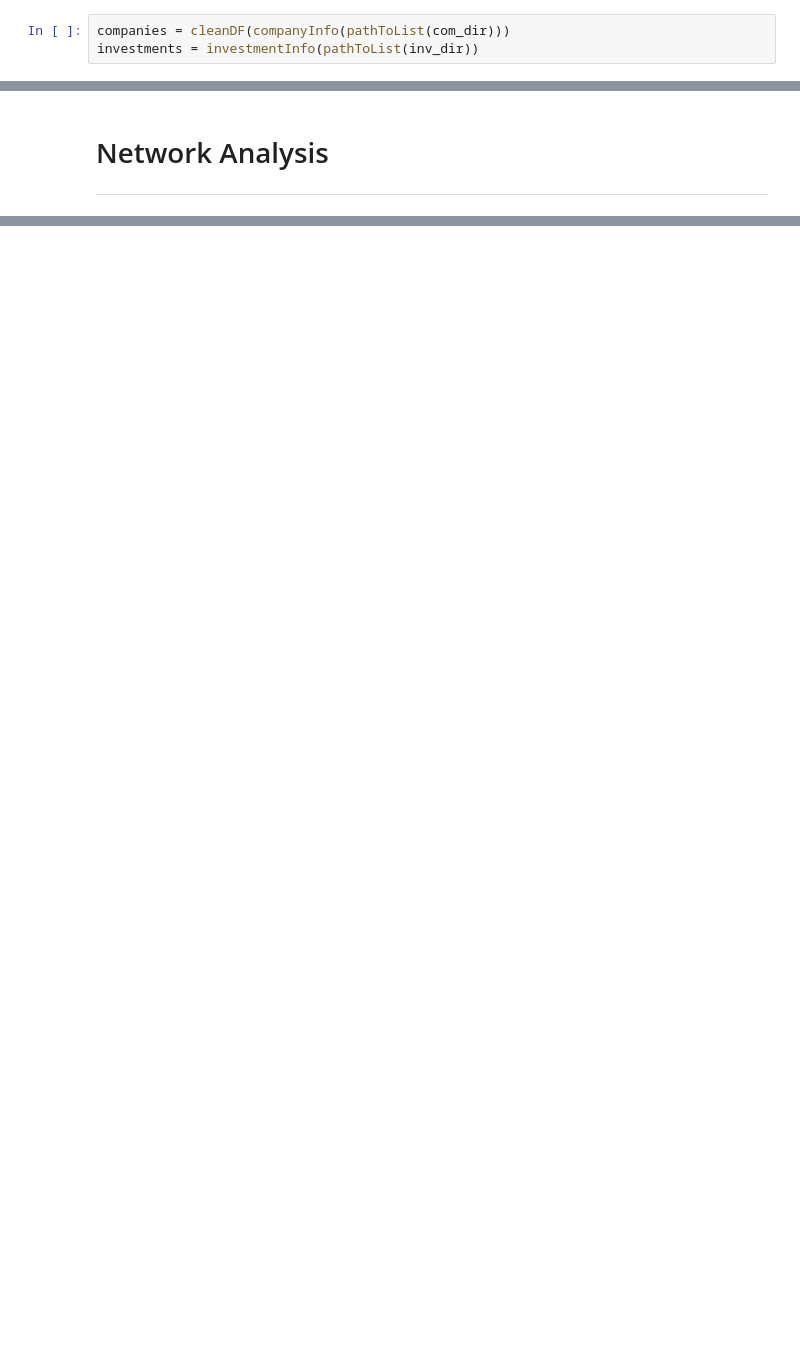
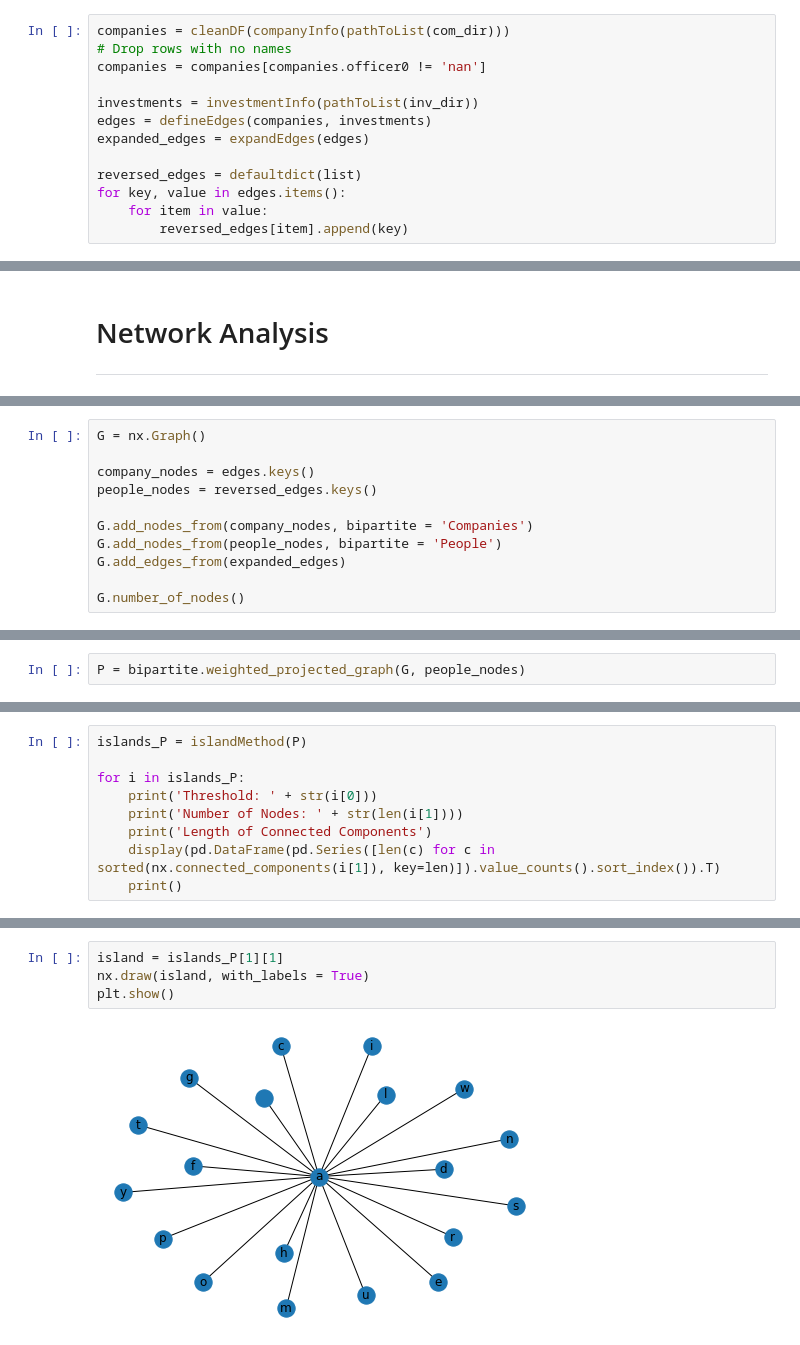
Before and after one commit to SamReeves/MyanmarNetworkAnalysis, a Jupyter notebook: projectA.ipynb, the cells around one changed output, grey strips where cells are left out. Cells and saved outputs as stored; diff of their text form; blank space fills up the shorter version.

```diff
--- a/projectA.ipynb
+++ b/projectA.ipynb
@@ -156,4 +190,14 @@ def defineEdges(companies, investments):
 ***
 # %%
 companies = cleanDF(companyInfo(pathToList(com_dir)))
+# Drop rows with no names
+companies = companies[companies.officer0 != 'nan']
+
 investments = investmentInfo(pathToList(inv_dir))
+edges = defineEdges(companies, investments)
+expanded_edges = expandEdges(edges)
+
+reversed_edges = defaultdict(list)
+for key, value in edges.items():
+    for item in value:
+        reversed_edges[item].append(key)
@@ -169,0 +207,11 @@ AttributeError: 'builtin_function_or_method' object has no attribute 'append'
+# %%
+G = nx.Graph()
+
+company_nodes = edges.keys()
+people_nodes = reversed_edges.keys()
+
+G.add_nodes_from(company_nodes, bipartite = 'Companies')
+G.add_nodes_from(people_nodes, bipartite = 'People')
+G.add_edges_from(expanded_edges)
+
+G.number_of_nodes()
@@ -169,0 +224,2 @@ AttributeError: 'builtin_function_or_method' object has no attribute 'append'
+# %%
+P = bipartite.weighted_projected_graph(G, people_nodes)
@@ -169,0 +230,9 @@ AttributeError: 'builtin_function_or_method' object has no attribute 'append'
+# %%
+islands_P = islandMethod(P)
+
+for i in islands_P:
+    print('Threshold: ' + str(i[0]))
+    print('Number of Nodes: ' + str(len(i[1])))
+    print('Length of Connected Components')
+    display(pd.DataFrame(pd.Series([len(c) for c in sorted(nx.connected_components(i[1]), key=len)]).value_counts().sort_index()).T)
+    print()
@@ -169,0 +270,6 @@ AttributeError: 'builtin_function_or_method' object has no attribute 'append'
+# %%
+island = islands_P[1][1]
+nx.draw(island, with_labels = True)
+plt.show()
+# %% [output]
+[figure, added]
```
Also changed, not shown: parts of 11 cells of this notebook.
